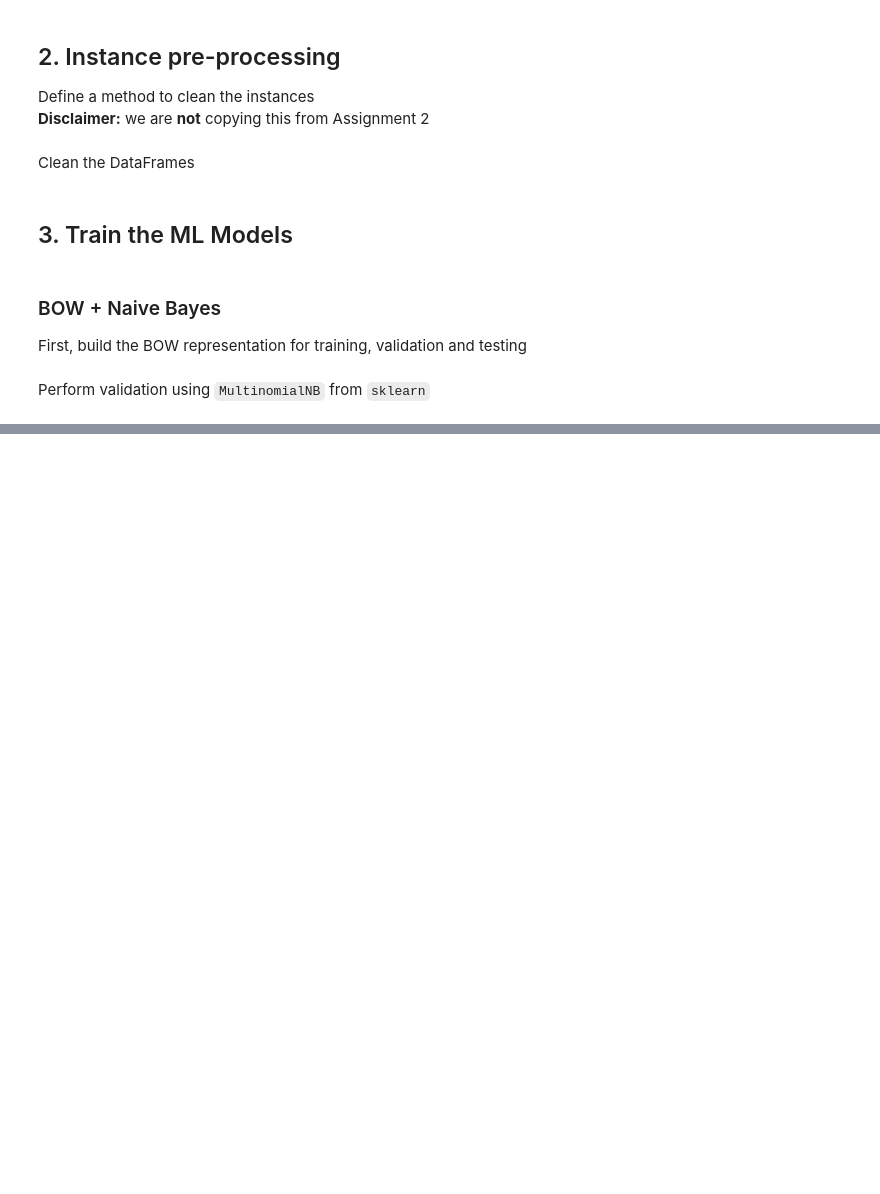
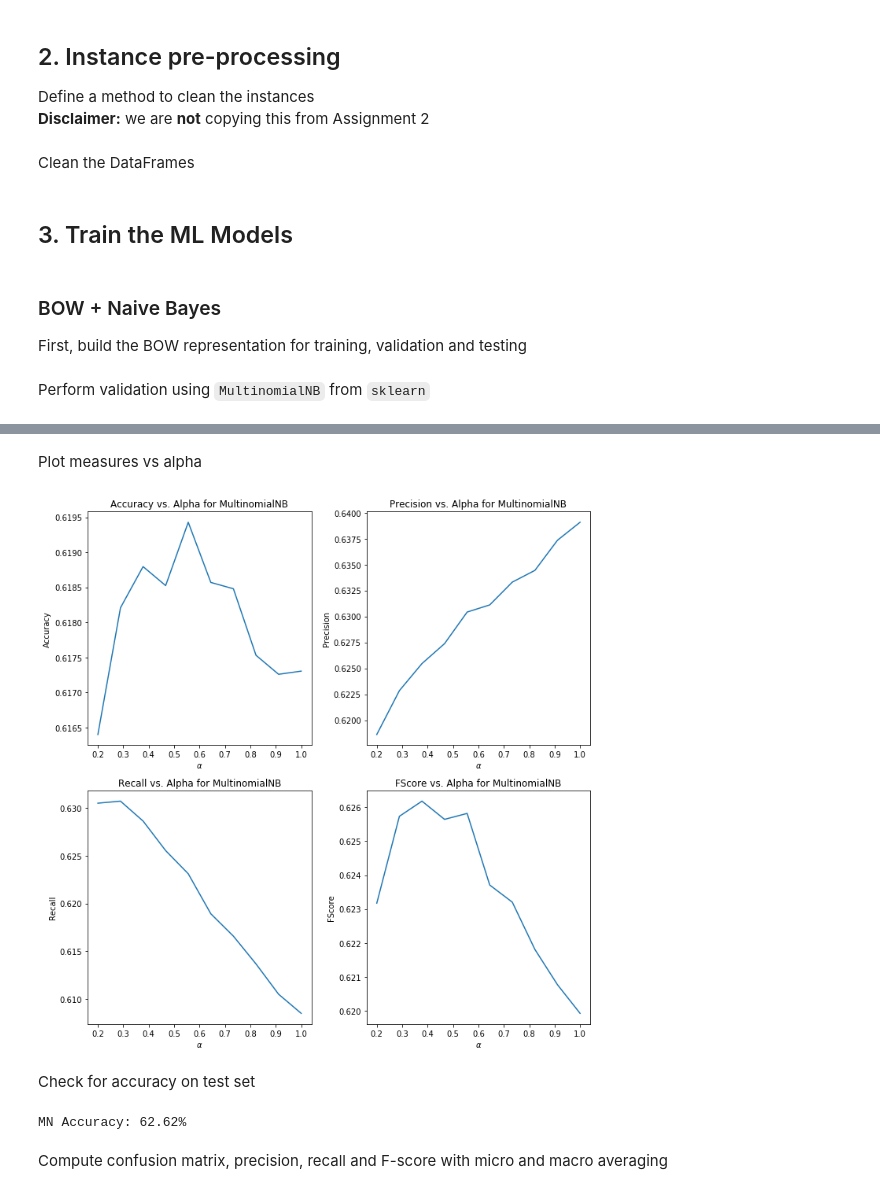
Before and after one commit to jCodingStuff/NLPReddit, a Jupyter notebook: tips_pred.ipynb, the cells around one changed output, grey strips where cells are left out. Saved outputs shown, nothing was run; the diff lists cells and outputs as text; code cells hidden in the pictures; blank space fills up the shorter version.

```diff
--- a/tips_pred.ipynb
+++ b/tips_pred.ipynb
@@ -160,8 +160,9 @@ def clean(text, stem_words=True):
     n_text = text.split();
 
     # remove stopwords and subreddit keywords
-    #stops = ['the', 'to']
-    stops = set(stopwords.words('english'))
+    stops = set(['the', 'to', 'now', 'should', 'just', 'very', 'too', 'again', 'in', 'out', 'on',
+                 'over', 'at', 'of', 'about'])
+    #stops = set(stopwords.words('english'))
     sub_kwords = set(['lpt', 'ulpt', 'ilpt', 'slpt'])
     numbers = set(['one', 'two', 'three', 'four', 'five', 'six', 'seven', 'eight', 'nine', 'ten', 'eleven', 'twelve'])
     n_text = [word for word in n_text if word not in stops|sub_kwords|numbers if word.isalpha()]
@@ -186,9 +187,12 @@ df_validation['instance'] = df_validation['instance'].apply(clean)
 df_test['instance'] = df_test['instance'].apply(clean)
 
 # Drop empty posts
-df_train = df_train[df_train['instance'] != "" and df_train['instance'] != " "]
-df_validation = df_validation[df_validation['instance'] != "" and df_validation['instance'] != " "]
-df_test = df_test[df_test['instance'] != "" and df_test['instance'] != " "]
+df_train = df_train[df_train['instance'] != ""]
+df_train = df_train[df_train['instance'] != " "]
+df_validation = df_validation[df_validation['instance'] != ""]
+df_validation = df_validation[df_validation['instance'] != " "]
+df_test = df_test[df_test['instance'] != ""]
+df_test = df_test[df_test['instance'] != " "]
 # %% [markdown]
 ## 3. Train the ML Models ##
 # %% [markdown]
@@ -219,0 +260,44 @@ Perform validation using `MultinomialNB` from `sklearn`
+# %% [markdown]
+Plot measures vs alpha
+# %%
+import matplotlib.pyplot as plt
+%matplotlib inline
+
+fig, axes = plt.subplots(nrows=2, ncols=2, figsize=(10,10))
+
+# Accuracy vs alpha
+axes[0][0].plot(alphas, accs, lw=1.5)
+axes[0][0].set_xlabel(r'$\alpha$')
+axes[0][0].set_ylabel('Accuracy')
+axes[0][0].set_title('Accuracy vs. Alpha for MultinomialNB')
+
+# Precision vs alpha
+axes[0][1].plot(alphas, precs, lw=1.5)
+axes[0][1].set_xlabel(r'$\alpha$')
+axes[0][1].set_ylabel('Precision')
+axes[0][1].set_title('Precision vs. Alpha for MultinomialNB')
+
+# Recall vs alpha
+axes[1][0].plot(alphas, recs, lw=1.5)
+axes[1][0].set_xlabel(r'$\alpha$')
+axes[1][0].set_ylabel('Recall')
+axes[1][0].set_title('Recall vs. Alpha for MultinomialNB')
+
+# FScore vs alpha
+axes[1][1].plot(alphas, fscores, lw=1.5)
+axes[1][1].set_xlabel(r'$\alpha$')
+axes[1][1].set_ylabel('FScore')
+axes[1][1].set_title('FScore vs. Alpha for MultinomialNB')
+
+# Adjust layout
+fig.tight_layout()
+# %% [output]
+[figure, added]
+# %% [markdown]
+Check for accuracy on test set
+# %%
+print("MN Accuracy: %0.2f%%" % (100 * top_model.score(x_test, y_test)))
+# %% [output]
+MN Accuracy: 62.62%
+# %% [markdown]
+Compute confusion matrix, precision, recall and F-score with micro and macro averaging
```
Also changed, not shown: parts of 13 cells of this notebook.
